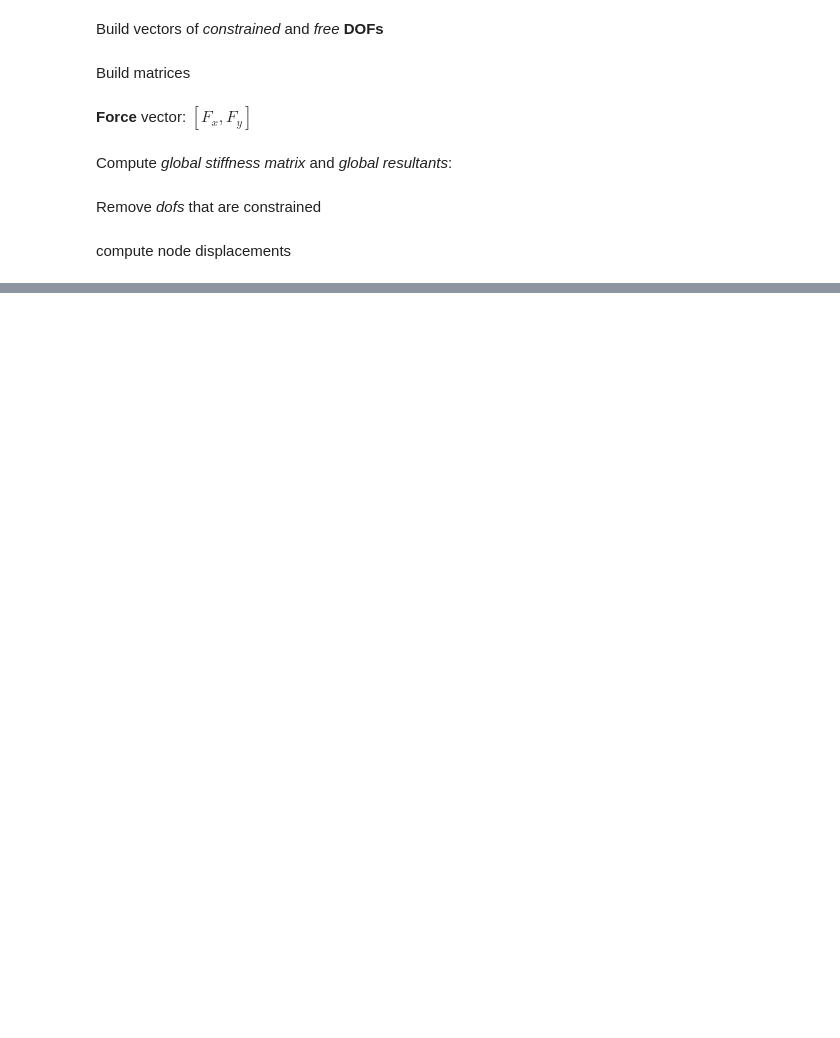
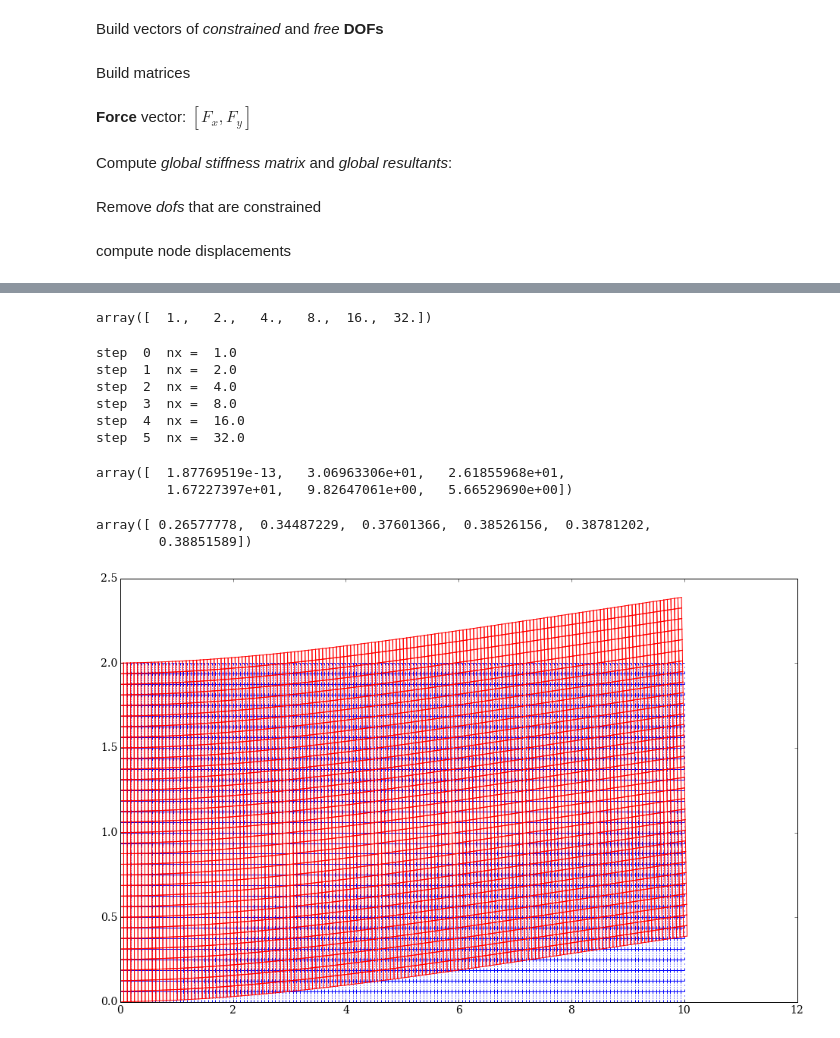
Before and after one commit to Ccaccia73/pythonToyFEM, a Jupyter notebook: pyToyFEM.ipynb, the cells around one changed output, grey strips where cells are left out. Cells and saved outputs as stored; diff of their text form; code cells hidden in the pictures; blank space fills up the shorter version.

```diff
--- a/pyToyFEM.ipynb
+++ b/pyToyFEM.ipynb
@@ -110,0 +115,2 @@ plotMesh(nodes+GlobalDispl,elements,'r')
+# %%
+eps = np.dot(FEM.BN(W.Ders(np.zeros(2))),u0)
@@ -110,0 +135,5 @@ plotMesh(nodes+GlobalDispl,elements,'r')
+# %%
+ne_v = np.logspace(1,6,num=6,base=2)
+tip_displ = np.zeros_like(ne_v)
+sigma_xx = np.zeros_like(ne_v)
+ne_v
@@ -110,0 +203,72 @@ plotMesh(nodes+GlobalDispl,elements,'r')
+# %%
+ne_v = np.logspace(0,5,num=6,base=2)
+tip_displ = np.zeros_like(ne_v)
+sigma_xx = np.zeros_like(ne_v)
+ne_v
+# %% [output]
+array([  1.,   2.,   4.,   8.,  16.,  32.])
+# %%
+for ii, nx in enumerate(ne_v):
+    print "step ",ii," nx = ",nx
+    nodes, elements, constr_nodes = FEM.Nodes(5*nx,nx)
+
+    constr_dofs = np.append(constr_nodes.astype(int), constr_nodes.astype(int) + nodes.shape[0])
+    free_dofs = np.array([i for i in range(0,2*nodes.shape[0]) if i not in constr_dofs])
+
+    ne = nodes.shape[0]*nodes.shape[1]
+    GlobalStiff = np.zeros((ne,ne))
+    GlobalRes = np.zeros(ne)
+    GlobalDispl = np.zeros_like(GlobalRes)
+
+    for e in range(elements.shape[0]):
+        act_e = elements[e,:].astype(int)
+
+        Stiff = GI.Integrate(lambda x : FEM.ElementLocalStiffness(nodes[act_e,:], E, W, x) )
+
+        Res = GI.Integrate(lambda x : FEM.ElementVolumeForce(nodes[act_e,:], force, W, x) )
+        conn = np.concatenate((act_e, act_e + nodes.shape[0]))
+        indxs = np.ix_(conn,conn)
+        GlobalStiff[indxs] = GlobalStiff[indxs] + Stiff
+        GlobalRes[conn] = GlobalRes[conn] + Res
+
+    mask = np.ones(GlobalStiff.shape[0], dtype=bool)
+    mask[constr_dofs] = False
+
+    indxs = np.ix_(mask,mask)
+    GlobalStiff = GlobalStiff[indxs]
+    GlobalRes = GlobalRes[mask]
+
+    displ = np.linalg.solve(GlobalStiff, GlobalRes)
+    GlobalDispl[free_dofs] = displ
+    GlobalDispl = GlobalDispl.reshape(nodes.shape,order='F')
+
+    tip_displ[ii] = GlobalDispl[(5*nx+1)*((nx+1)//2+1)-1,1]
+
+    u0 = np.array([GlobalDispl[i,j] for j in range(2) for i in elements[0,:]])
+    eps = np.dot(FEM.BN(W.Ders(np.zeros(2))),u0)
+    sigma = np.dot(E.ElTens, eps)
+
+    sigma_xx[ii] = sigma[0]
+# %% [output]
+step  0  nx =  1.0
+step  1  nx =  2.0
+step  2  nx =  4.0
+step  3  nx =  8.0
+step  4  nx =  16.0
+step  5  nx =  32.0
+# %%
+sigma_xx
+# %% [output]
+array([  1.87769519e-13,   3.06963306e+01,   2.61855968e+01,
+         1.67227397e+01,   9.82647061e+00,   5.66529690e+00])
+# %%
+tip_displ
+# %% [output]
+array([ 0.26577778,  0.34487229,  0.37601366,  0.38526156,  0.38781202,
+        0.38851589])
+# %%
+plt.figure(figsize=(16,10), dpi=300)
+plotMesh(nodes,elements,'b-.')
+plotMesh(nodes+GlobalDispl,elements,'r')
+# %% [output]
+[figure, added]
```
Also changed, not shown: parts of 16 cells of this notebook, 1 other file.
